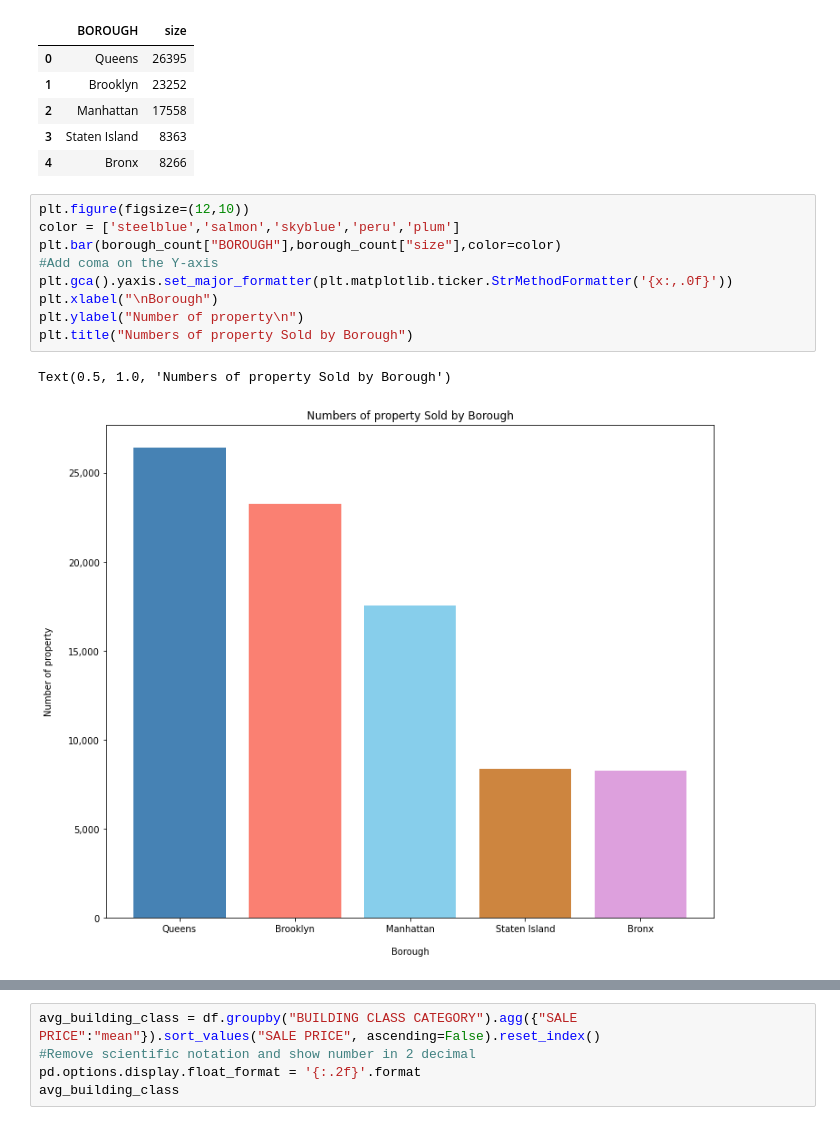
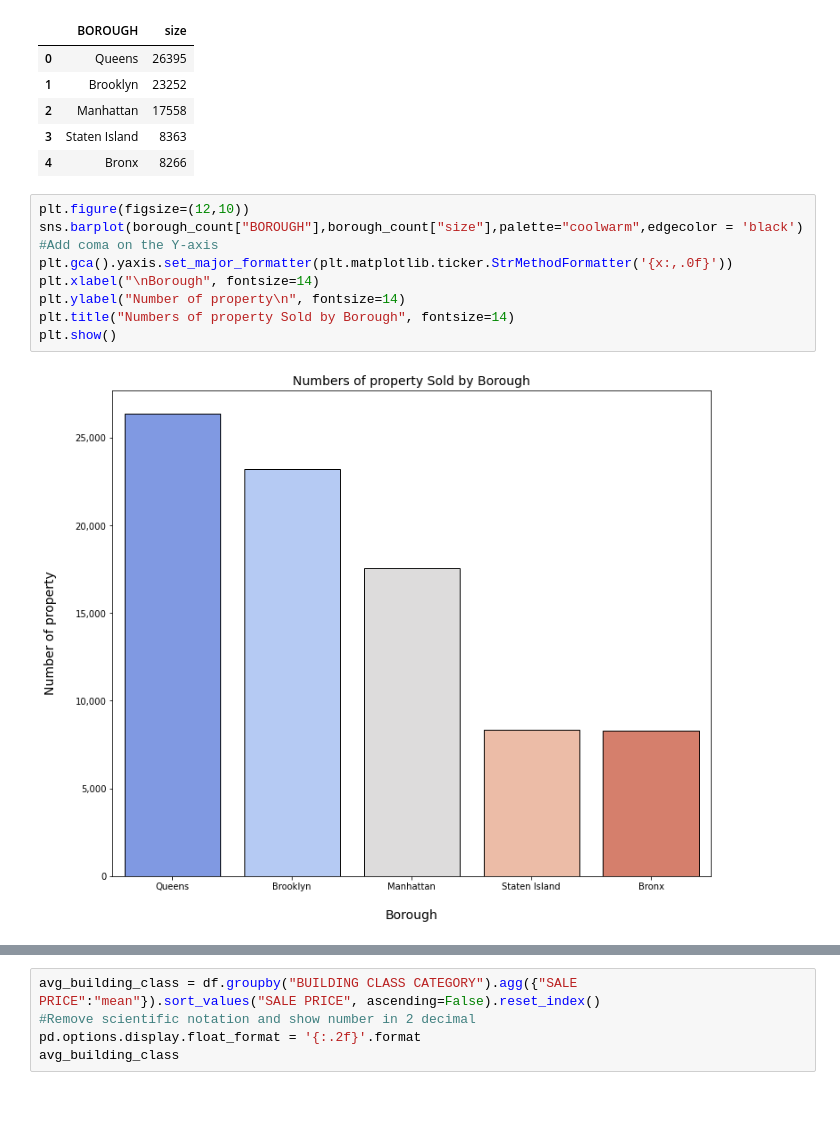
Before and after one commit to muktasidrahman/NYC-peoperty-analysis-for-2019, a Jupyter notebook: NYC_2019_Real_Estate.ipynb, the cells around one changed output, grey strips where cells are left out. Drawn from its saved outputs; the diff is of its cells as text.

```diff
--- a/NYC_2019_Real_Estate.ipynb
+++ b/NYC_2019_Real_Estate.ipynb
@@ -341,16 +343,15 @@ borough_count
 | 4 | Bronx | 8266 |
 # %%
 plt.figure(figsize=(12,10))
-color = ['steelblue','salmon','skyblue','peru','plum']
-plt.bar(borough_count["BOROUGH"],borough_count["size"],color=color)
+sns.barplot(borough_count["BOROUGH"],borough_count["size"],palette="coolwarm",edgecolor = 'black')
 #Add coma on the Y-axis
 plt.gca().yaxis.set_major_formatter(plt.matplotlib.ticker.StrMethodFormatter('{x:,.0f}'))
-plt.xlabel("\nBorough")
-plt.ylabel("Number of property\n")
-plt.title("Numbers of property Sold by Borough")
+plt.xlabel("\nBorough", fontsize=14)
+plt.ylabel("Number of property\n", fontsize=14)
+plt.title("Numbers of property Sold by Borough", fontsize=14)
+plt.show()
 # %% [output]
-Text(0.5, 1.0, 'Numbers of property Sold by Borough')
-[figure, old version]
+[figure, new version]
 # %%
 avg_borough = df.groupby(["BOROUGH"]).agg({"SALE PRICE":"mean"}).sort_values("SALE PRICE", ascending=False).reset_index()
 avg_borough
```
Also changed, not shown: parts of 28 cells of this notebook.
